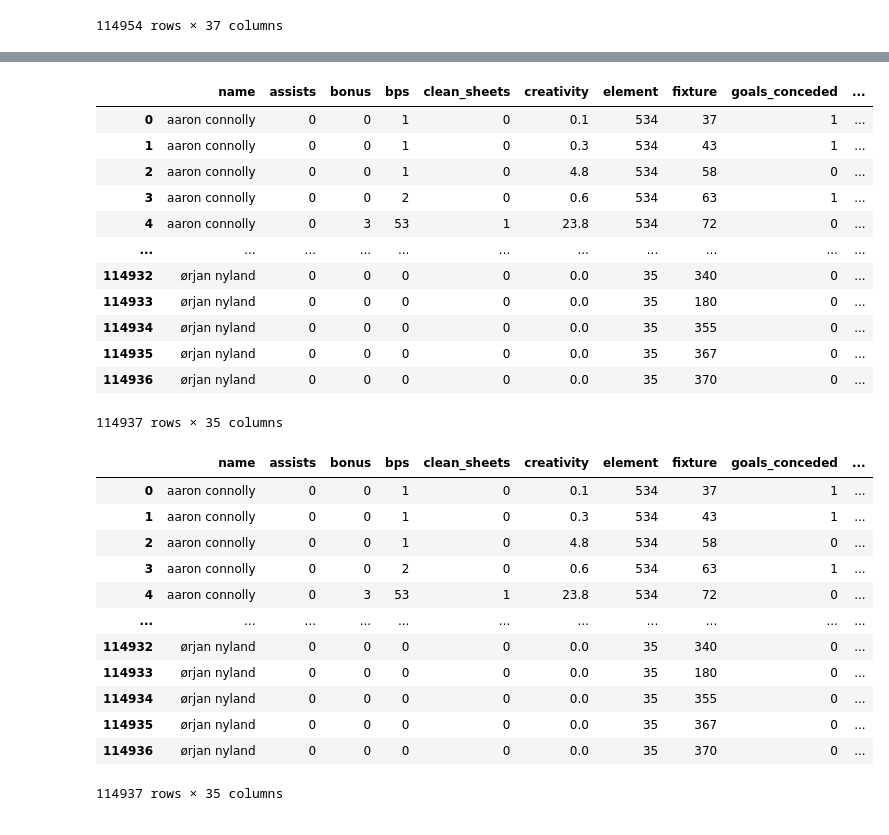
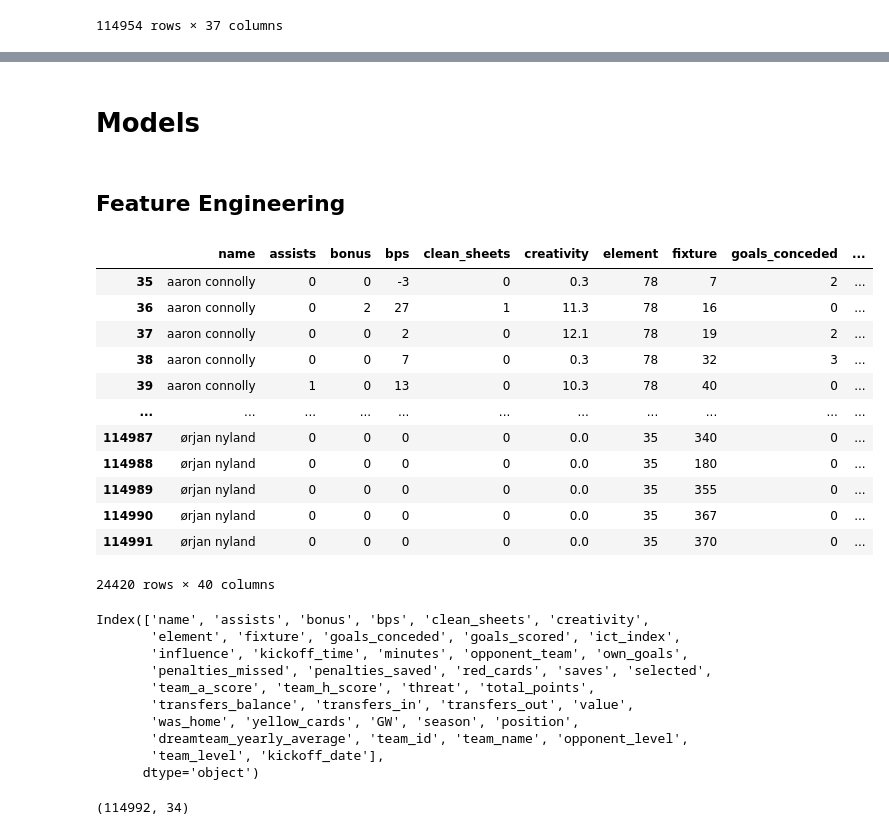
Before and after one commit to 1kruidenp/fflpred, a Jupyter notebook: notebooks/thal notebook.ipynb, the cells around one changed output, grey strips where cells are left out. Drawn from its saved outputs; the diff is of its cells as text; code cells hidden in the pictures.

```diff
--- a/notebooks/thal notebook.ipynb
+++ b/notebooks/thal notebook.ipynb
@@ -4,6 +4,8 @@ import numpy as np
 import matplotlib.pyplot as plt
 import seaborn as sns
 from merge_years.import_data import get_full_data
+# %%
+data = get_full_data('../raw_data')
 # %% [markdown]
 # Data Cleaning
 # %% [markdown]
@@ -609,32 +550,20 @@ team_20_21
-# %%
-full_data
-# %% [output]
-|  | name | assists | bonus | bps | clean_sheets | creativity | element | fixture | goals_conceded | ... |
-| 0 | aaron connolly | 0 | 0 | 1 | 0 | 0.1 | 534 | 37 | 1 | ... |
-| 1 | aaron connolly | 0 | 0 | 1 | 0 | 0.3 | 534 | 43 | 1 | ... |
-| 2 | aaron connolly | 0 | 0 | 1 | 0 | 4.8 | 534 | 58 | 0 | ... |
-| 3 | aaron connolly | 0 | 0 | 2 | 0 | 0.6 | 534 | 63 | 1 | ... |
-| 4 | aaron connolly | 0 | 3 | 53 | 1 | 23.8 | 534 | 72 | 0 | ... |
-| ... | ... | ... | ... | ... | ... | ... | ... | ... | ... | ... |
-| 114932 | ørjan nyland | 0 | 0 | 0 | 0 | 0.0 | 35 | 340 | 0 | ... |
-| 114933 | ørjan nyland | 0 | 0 | 0 | 0 | 0.0 | 35 | 180 | 0 | ... |
-| 114934 | ørjan nyland | 0 | 0 | 0 | 0 | 0.0 | 35 | 355 | 0 | ... |
-| 114935 | ørjan nyland | 0 | 0 | 0 | 0 | 0.0 | 35 | 367 | 0 | ... |
-| 114936 | ørjan nyland | 0 | 0 | 0 | 0 | 0.0 | 35 | 370 | 0 | ... |
-114937 rows × 35 columns
+# %% [markdown]
+# Models
+# %% [markdown]
+## Feature Engineering
 # %%
-full_data_new
+data[data['season']==21]
 # %% [output]
 |  | name | assists | bonus | bps | clean_sheets | creativity | element | fixture | goals_conceded | ... |
-| 0 | aaron connolly | 0 | 0 | 1 | 0 | 0.1 | 534 | 37 | 1 | ... |
-| 1 | aaron connolly | 0 | 0 | 1 | 0 | 0.3 | 534 | 43 | 1 | ... |
-| 2 | aaron connolly | 0 | 0 | 1 | 0 | 4.8 | 534 | 58 | 0 | ... |
-| 3 | aaron connolly | 0 | 0 | 2 | 0 | 0.6 | 534 | 63 | 1 | ... |
-| 4 | aaron connolly | 0 | 3 | 53 | 1 | 23.8 | 534 | 72 | 0 | ... |
+| 35 | aaron connolly | 0 | 0 | -3 | 0 | 0.3 | 78 | 7 | 2 | ... |
+| 36 | aaron connolly | 0 | 2 | 27 | 1 | 11.3 | 78 | 16 | 0 | ... |
+| 37 | aaron connolly | 0 | 0 | 2 | 0 | 12.1 | 78 | 19 | 2 | ... |
+| 38 | aaron connolly | 0 | 0 | 7 | 0 | 0.3 | 78 | 32 | 3 | ... |
+| 39 | aaron connolly | 1 | 0 | 13 | 0 | 10.3 | 78 | 40 | 0 | ... |
 | ... | ... | ... | ... | ... | ... | ... | ... | ... | ... | ... |
-| 114932 | ørjan nyland | 0 | 0 | 0 | 0 | 0.0 | 35 | 340 | 0 | ... |
-| 114933 | ørjan nyland | 0 | 0 | 0 | 0 | 0.0 | 35 | 180 | 0 | ... |
-| 114934 | ørjan nyland | 0 | 0 | 0 | 0 | 0.0 | 35 | 355 | 0 | ... |
-| 114935 | ørjan nyland | 0 | 0 | 0 | 0 | 0.0 | 35 | 367 | 0 | ... |
-| 114936 | ørjan nyland | 0 | 0 | 0 | 0 | 0.0 | 35 | 370 | 0 | ... |
+| 114987 | ørjan nyland | 0 | 0 | 0 | 0 | 0.0 | 35 | 340 | 0 | ... |
+| 114988 | ørjan nyland | 0 | 0 | 0 | 0 | 0.0 | 35 | 180 | 0 | ... |
+| 114989 | ørjan nyland | 0 | 0 | 0 | 0 | 0.0 | 35 | 355 | 0 | ... |
+| 114990 | ørjan nyland | 0 | 0 | 0 | 0 | 0.0 | 35 | 367 | 0 | ... |
+| 114991 | ørjan nyland | 0 | 0 | 0 | 0 | 0.0 | 35 | 370 | 0 | ... |
-114937 rows × 35 columns
+24420 rows × 40 columns
@@ -640,0 +572,17 @@ full_data_new
+# %%
+data.columns
+# %% [output]
+Index(['name', 'assists', 'bonus', 'bps', 'clean_sheets', 'creativity',
+       'element', 'fixture', 'goals_conceded', 'goals_scored', 'ict_index',
+       'influence', 'kickoff_time', 'minutes', 'opponent_team', 'own_goals',
+       'penalties_missed', 'penalties_saved', 'red_cards', 'saves', 'selected',
+       'team_a_score', 'team_h_score', 'threat', 'total_points',
+       'transfers_balance', 'transfers_in', 'transfers_out', 'value',
+       'was_home', 'yellow_cards', 'GW', 'season', 'position',
+       'dreamteam_yearly_average', 'team_id', 'team_name', 'opponent_level',
+       'team_level', 'kickoff_date'],
+      dtype='object')
+# %%
+data_df.shape
+# %% [output]
+(114992, 34)
```
Also changed, not shown: parts of 16 cells of this notebook, 1 other file.
